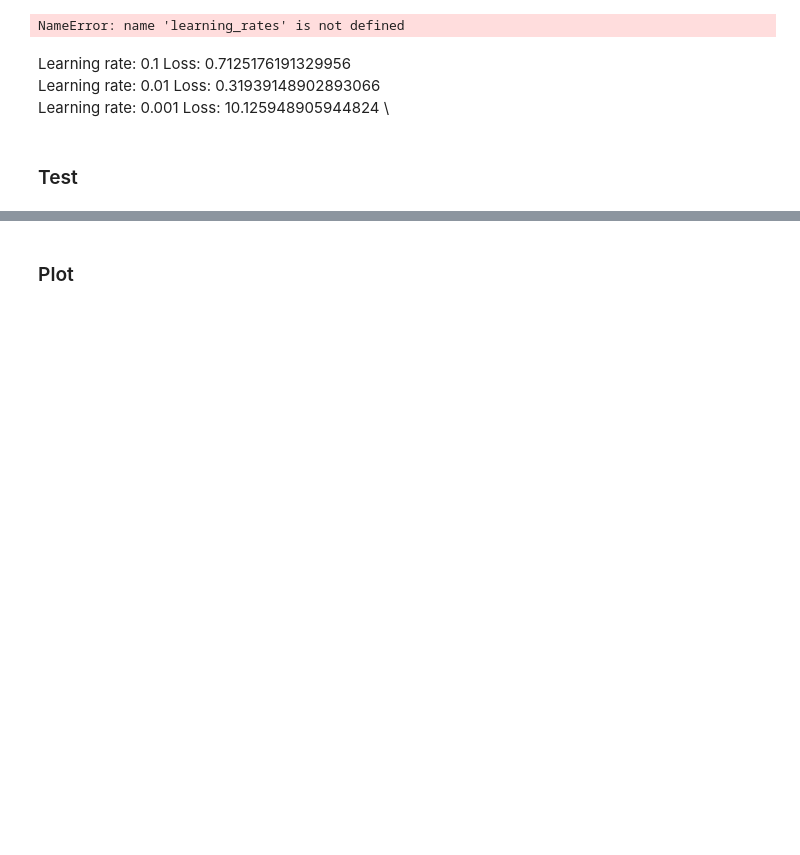
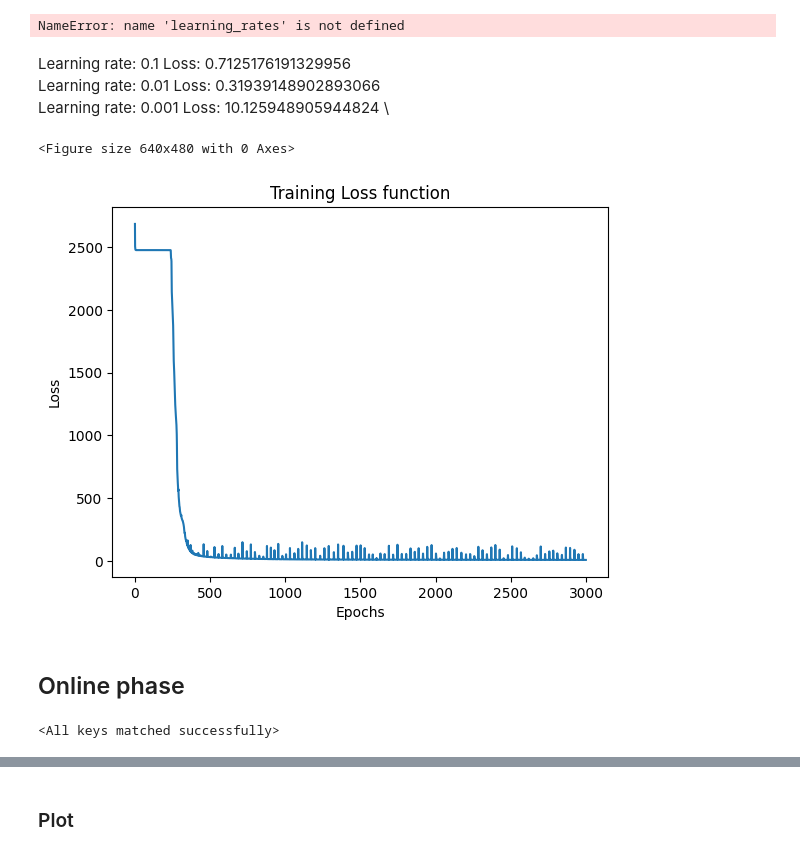
Before and after one commit to martadiridolfi/MOR, a Jupyter notebook: progetto.ipynb, the cells around one changed output, grey strips where cells are left out. Saved outputs shown, nothing was run; the diff lists cells and outputs as text; code cells hidden in the pictures; blank space fills up the shorter version.

```diff
--- a/progetto.ipynb
+++ b/progetto.ipynb
@@ -1851,8 +1839,31 @@ Learning rate: 0.01
 Loss: 0.31939148902893066 \
 Learning rate: 0.001
 Loss: 10.125948905944824 \
-# %% [markdown]
-### Test
+# %%
+import matplotlib.pyplot as plt
+
+plt.clf()
+plt.figure()
+x = range(0, len(training_loss))
+y = training_loss
+plt.plot(x, y)
+plt.title("Training Loss function")
+plt.xlabel("Epochs")
+plt.ylabel("Loss")
+plt.savefig('training_loss.png')
+# %% [output]
+<Figure size 640x480 with 0 Axes>
+[figure, added]
+# %% [markdown]
+## Online phase
+# %%
+## EVALUATION MODE- from pretrained model
+PATH = "model.pth"
+lr = 0.01
+[net, mse_cost_function, optimizer] = Initialize_model(seed, lr)
+net.load_state_dict(torch.load(PATH))
+# %% [output]
+<All keys matched successfully>
 # %%
 # TEST SET INTERIOR POINTS
 x0 = dofs[0].reshape(-1,1)
```
Also changed, not shown: parts of 134 cells of this notebook.
